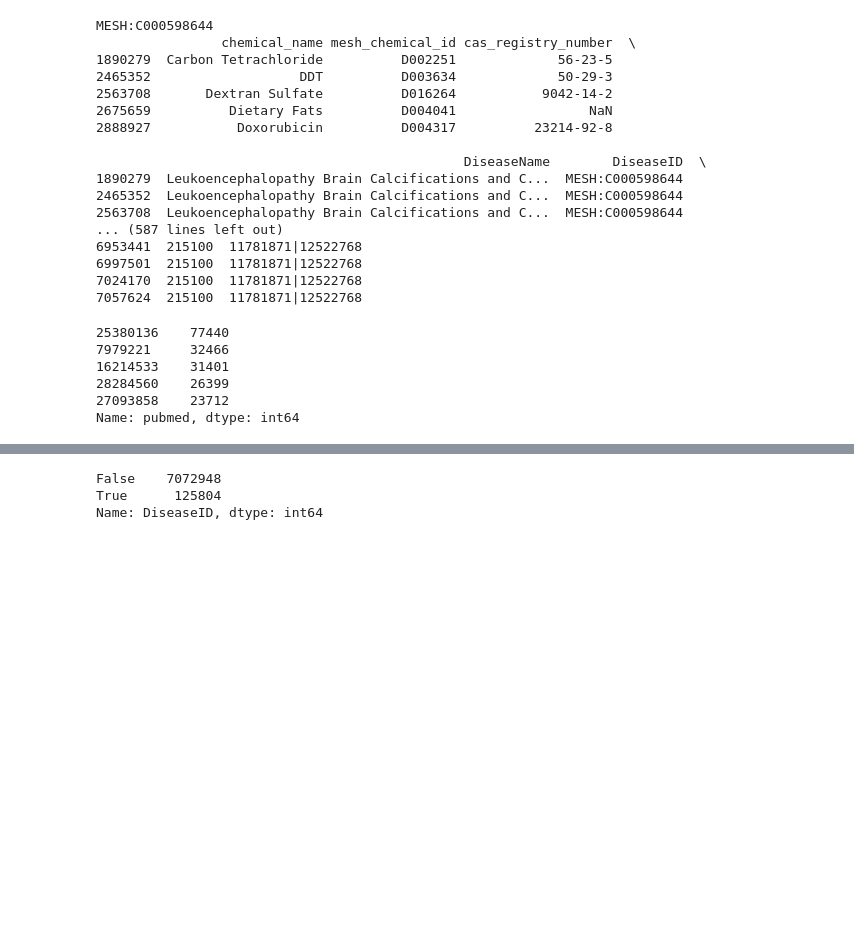
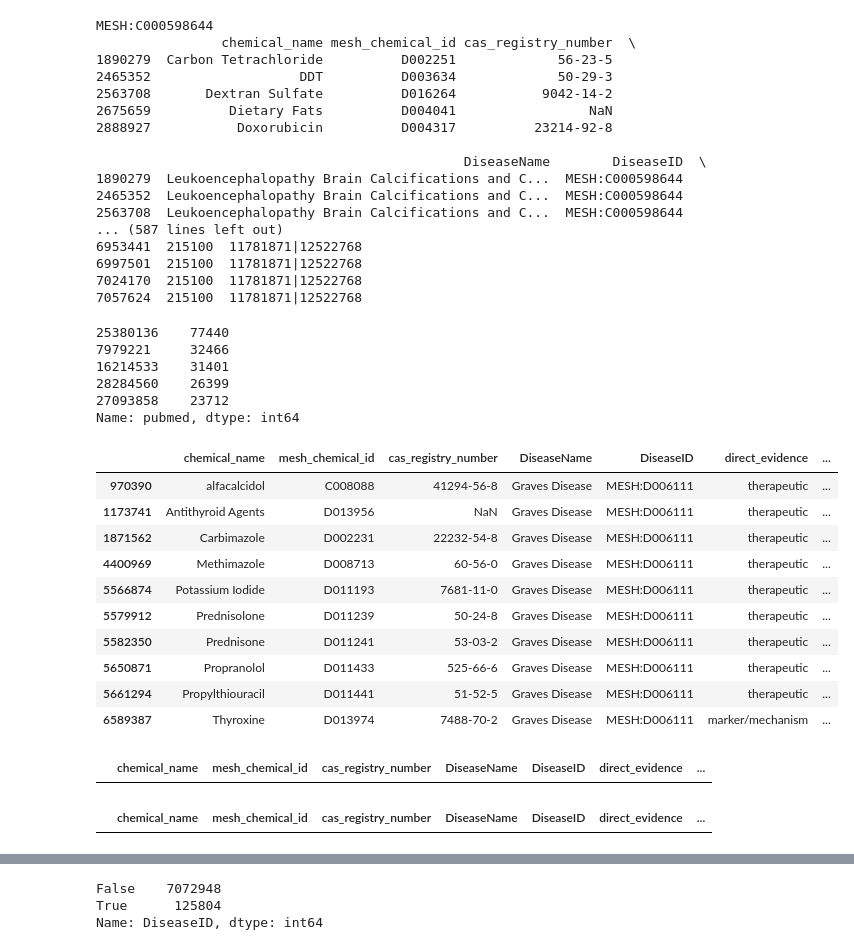
Before and after one commit to colleenXu/RegistryMetadataDev, a Jupyter notebook: SandboxExploringRawDataFiles.ipynb, the cells around one changed output, grey strips where cells are left out. Cells and saved outputs as stored; diff of their text form; code cells hidden in the pictures; blank space fills up the shorter version.

```diff
--- a/SandboxExploringRawDataFiles.ipynb
+++ b/SandboxExploringRawDataFiles.ipynb
@@ -632,6 +679,30 @@ CTD.pubmed.value_counts().head()
 28284560    26399
 27093858    23712
 Name: pubmed, dtype: int64
+# %%
+## exploring what happens when disease has mesh and omim IDs.
+##   see http://ctdbase.org/detail.go?type=disease&acc=MESH%3aD006111
+
+CTD[(CTD['DiseaseID'] == 'MESH:D006111') &
+    (~ CTD['direct_evidence'].isna())]
+
+## this is mapped to the same mesh ID. see
+CTD[(CTD['DiseaseID'] == 'OMIM:275000')]
+CTD[(CTD['DiseaseID'] == 'OMIM:603388')]
+# %% [output]
+|  | chemical_name | mesh_chemical_id | cas_registry_number | DiseaseName | DiseaseID | direct_evidence | ... |
+| 970390 | alfacalcidol | C008088 | 41294-56-8 | Graves Disease | MESH:D006111 | therapeutic | ... |
+| 1173741 | Antithyroid Agents | D013956 | NaN | Graves Disease | MESH:D006111 | therapeutic | ... |
+| 1871562 | Carbimazole | D002231 | 22232-54-8 | Graves Disease | MESH:D006111 | therapeutic | ... |
+| 4400969 | Methimazole | D008713 | 60-56-0 | Graves Disease | MESH:D006111 | therapeutic | ... |
+| 5566874 | Potassium Iodide | D011193 | 7681-11-0 | Graves Disease | MESH:D006111 | therapeutic | ... |
+| 5579912 | Prednisolone | D011239 | 50-24-8 | Graves Disease | MESH:D006111 | therapeutic | ... |
+| 5582350 | Prednisone | D011241 | 53-03-2 | Graves Disease | MESH:D006111 | therapeutic | ... |
+| 5650871 | Propranolol | D011433 | 525-66-6 | Graves Disease | MESH:D006111 | therapeutic | ... |
+| 5661294 | Propylthiouracil | D011441 | 51-52-5 | Graves Disease | MESH:D006111 | therapeutic | ... |
+| 6589387 | Thyroxine | D013974 | 7488-70-2 | Graves Disease | MESH:D006111 | marker/mechanism | ... |
+|  | chemical_name | mesh_chemical_id | cas_registry_number | DiseaseName | DiseaseID | direct_evidence | ... |
+|  | chemical_name | mesh_chemical_id | cas_registry_number | DiseaseName | DiseaseID | direct_evidence | ... |
 # %%
 CTD[CTD['DiseaseID'].str.startswith('OMIM:') &
     (~ CTD['direct_evidence'].isna())]
```
Also changed, not shown: parts of 2 cells of this notebook, 8 other files.
